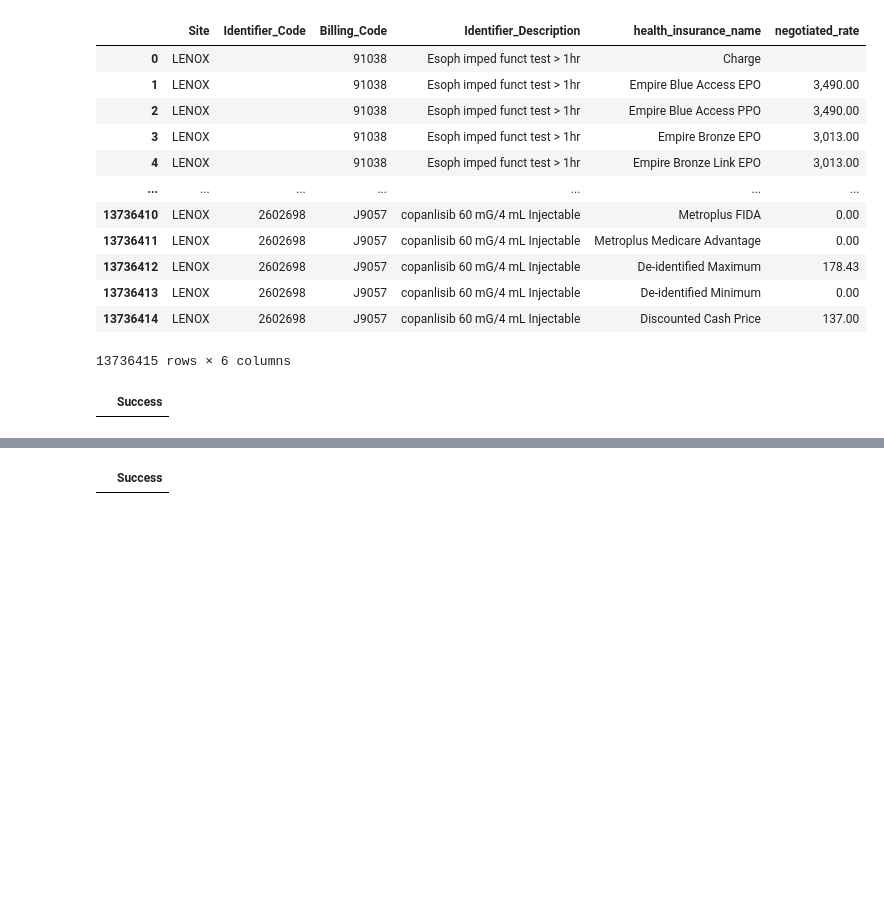
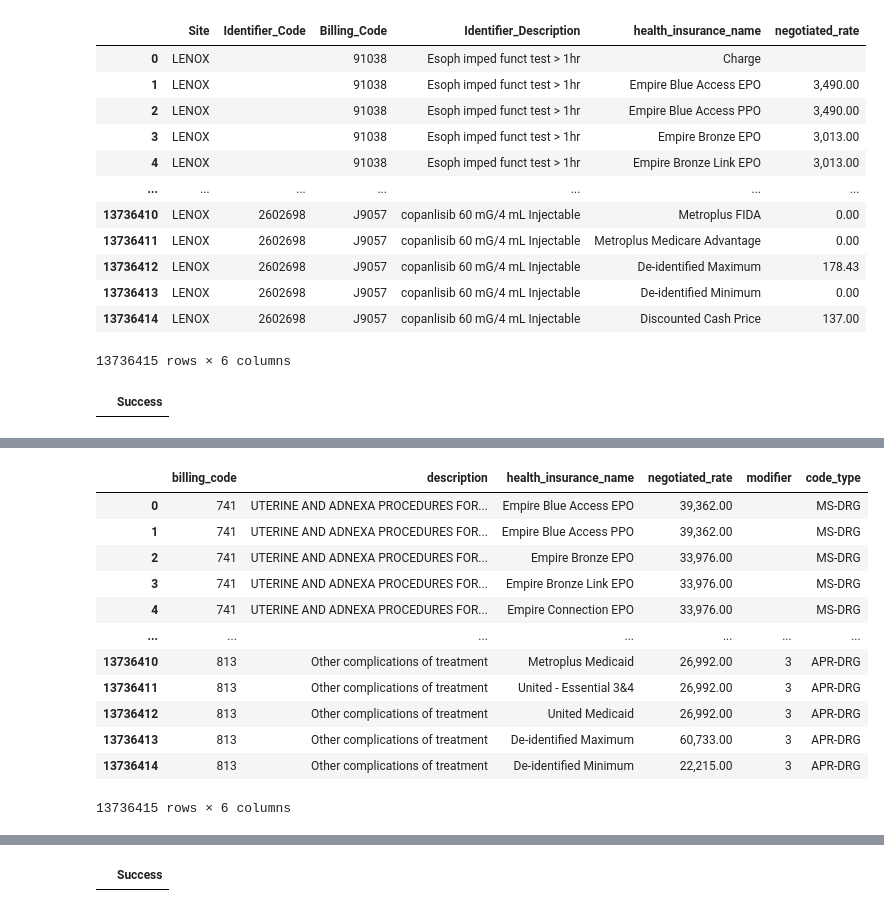
Before and after one commit to onefact/data_build_tool_payless.health, a Jupyter notebook: notebooks/EIN_131624070-lenox-hill.ipynb, the cells around one changed output, grey strips where cells are left out. Cells and saved outputs as stored; diff of their text form; code cells hidden in the pictures; blank space fills up the shorter version.

```diff
--- a/notebooks/EIN_131624070-lenox-hill.ipynb
+++ b/notebooks/EIN_131624070-lenox-hill.ipynb
@@ -857,0 +864,62 @@ SELECT * FROM '/Users/me/data/payless_health/EIN_131624070-lenox-hill-unpivoted.
+# %%
+%%sql
+WITH msdrg AS (
+  SELECT regexp_replace(billing_code, 'MSDRG', '', 'g') AS billing_code,
+         description,
+         health_insurance_name,
+         negotiated_rate,
+         '' AS modifier,
+         'MS-DRG' AS code_type
+  FROM lenox_unpivoted
+  WHERE billing_code LIKE '%MSDRG%'
+),
+
+aprdrg AS (
+  SELECT substring(regexp_replace(billing_code, 'APR DRG ', '', 'g'), 1, 3) AS billing_code,
+         description,
+         health_insurance_name,
+         negotiated_rate,
+         substring(billing_code, 11, 1) AS modifier,
+         'APR-DRG' AS code_type
+  FROM lenox_unpivoted
+  WHERE billing_code LIKE '%APR DRG %'
+),
+
+other AS (
+  SELECT billing_code,
+         description,
+         health_insurance_name,
+         negotiated_rate,
+         '' as modifier,
+         '' AS code_type
+  FROM lenox_unpivoted
+  WHERE billing_code NOT LIKE '%APR DRG%'
+    AND billing_code NOT LIKE '%MSDRG%'
+)
+
+SELECT *
+FROM msdrg
+
+UNION ALL
+
+SELECT *
+FROM aprdrg
+
+UNION ALL
+
+SELECT *
+FROM other
+# %% [output]
+|  | billing_code | description | health_insurance_name | negotiated_rate | modifier | code_type |
+| 0 | 741 | UTERINE AND ADNEXA PROCEDURES FOR... | Empire Blue Access EPO | 39,362.00 |  | MS-DRG |
+| 1 | 741 | UTERINE AND ADNEXA PROCEDURES FOR... | Empire Blue Access PPO | 39,362.00 |  | MS-DRG |
+| 2 | 741 | UTERINE AND ADNEXA PROCEDURES FOR... | Empire Bronze EPO | 33,976.00 |  | MS-DRG |
+| 3 | 741 | UTERINE AND ADNEXA PROCEDURES FOR... | Empire Bronze Link EPO | 33,976.00 |  | MS-DRG |
+| 4 | 741 | UTERINE AND ADNEXA PROCEDURES FOR... | Empire Connection EPO | 33,976.00 |  | MS-DRG |
+| ... | ... | ... | ... | ... | ... | ... |
+| 13736410 | 813 | Other complications of treatment | Metroplus Medicaid | 26,992.00 | 3 | APR-DRG |
+| 13736411 | 813 | Other complications of treatment | United - Essential 3&4 | 26,992.00 | 3 | APR-DRG |
+| 13736412 | 813 | Other complications of treatment | United Medicaid | 26,992.00 | 3 | APR-DRG |
+| 13736413 | 813 | Other complications of treatment | De-identified Maximum | 60,733.00 | 3 | APR-DRG |
+| 13736414 | 813 | Other complications of treatment | De-identified Minimum | 22,215.00 | 3 | APR-DRG |
+13736415 rows × 6 columns
```
Also changed, not shown: parts of 6 cells of this notebook.
